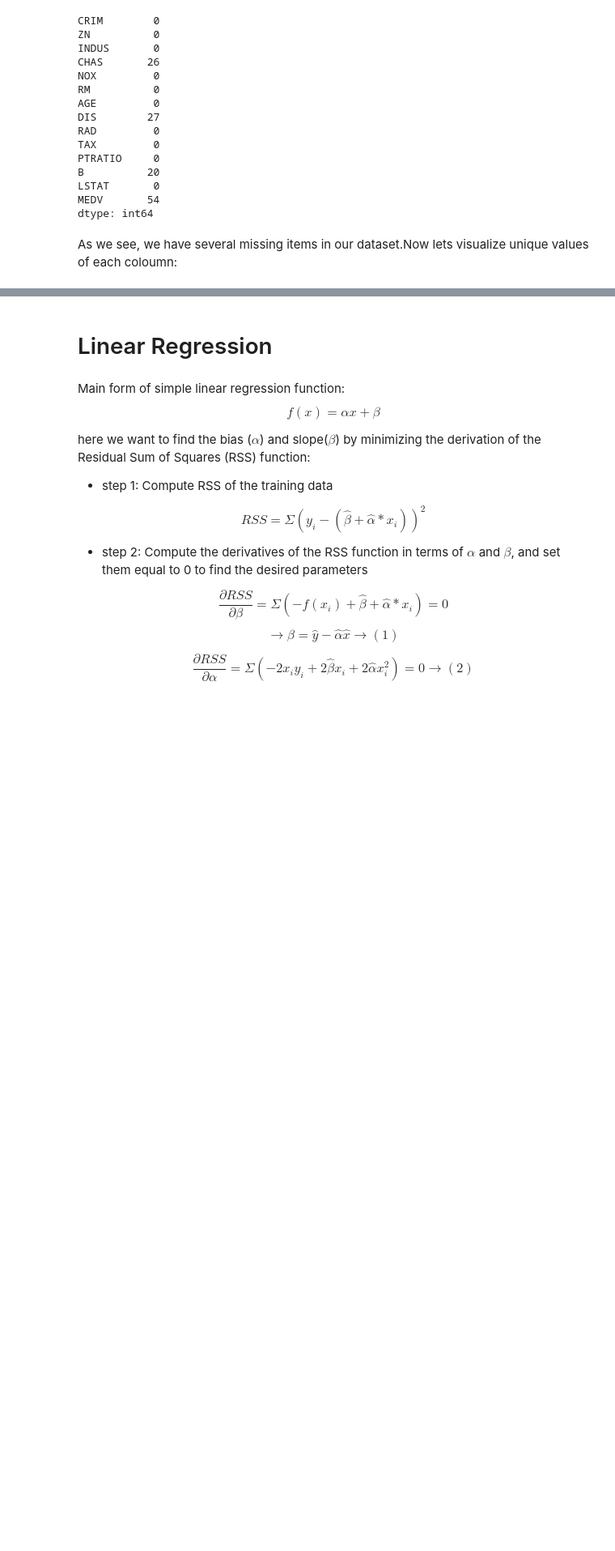
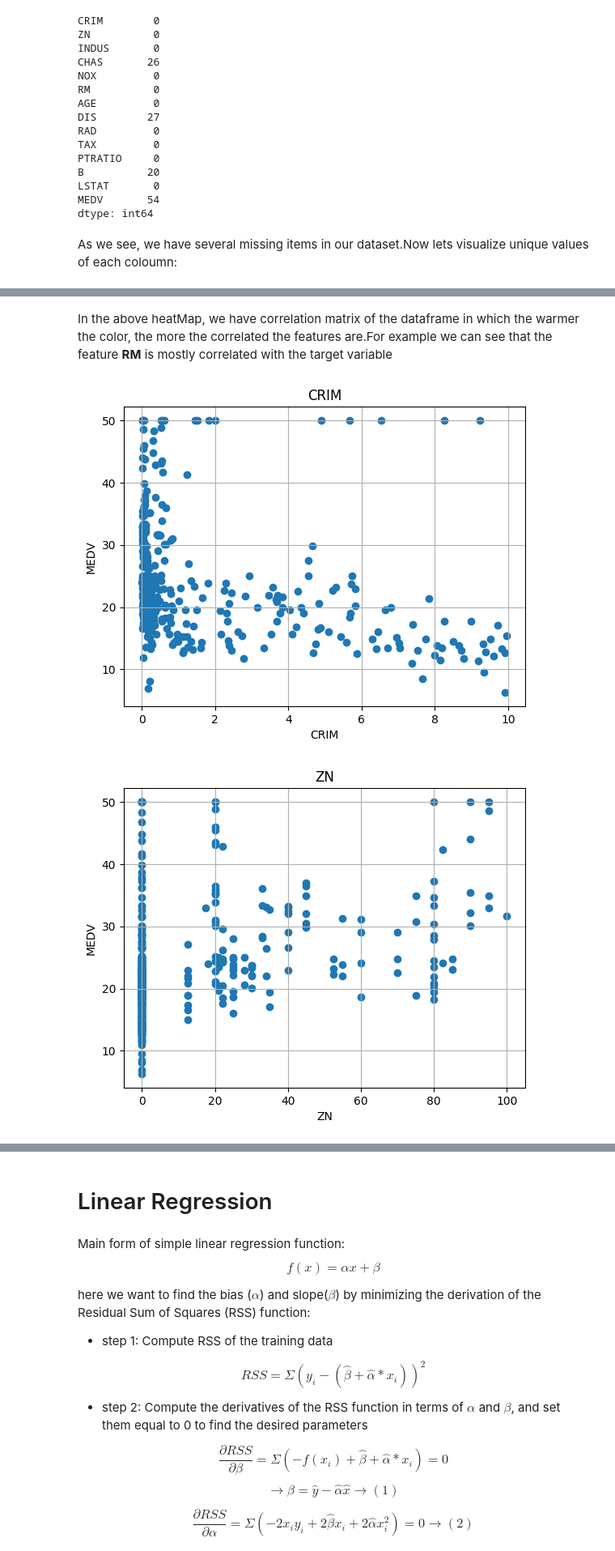
Before and after one commit to javadkavian/AI_Assignments, a Jupyter notebook: A4/CA04_Spring403.ipynb, the cells around one changed output, grey strips where cells are left out. Shown at 81% size. Drawn from its saved outputs; the diff is of its cells as text; code cells hidden in the pictures; blank space fills up the shorter version.

```diff
--- a/A4/CA04_Spring403.ipynb
+++ b/A4/CA04_Spring403.ipynb
@@ -91,0 +94,13 @@ MEDV  :  211
+# %% [markdown]
+In the above heatMap, we have correlation matrix of the dataframe in which the warmer the color, the more the correlated the features are.For example we can see that the feature **RM** is mostly correlated with the target variable
+# %%
+for feature in df.columns[0:-1]:
+    plt.figure()
+    plt.scatter(df[feature], df.iloc[:, -1])
+    plt.title(feature)
+    plt.grid()
+    plt.xlabel(feature)
+    plt.ylabel("MEDV")
+# %% [output]
+[figure, added]
+[figure, added]
```
Also changed, not shown: parts of 5 cells of this notebook.
